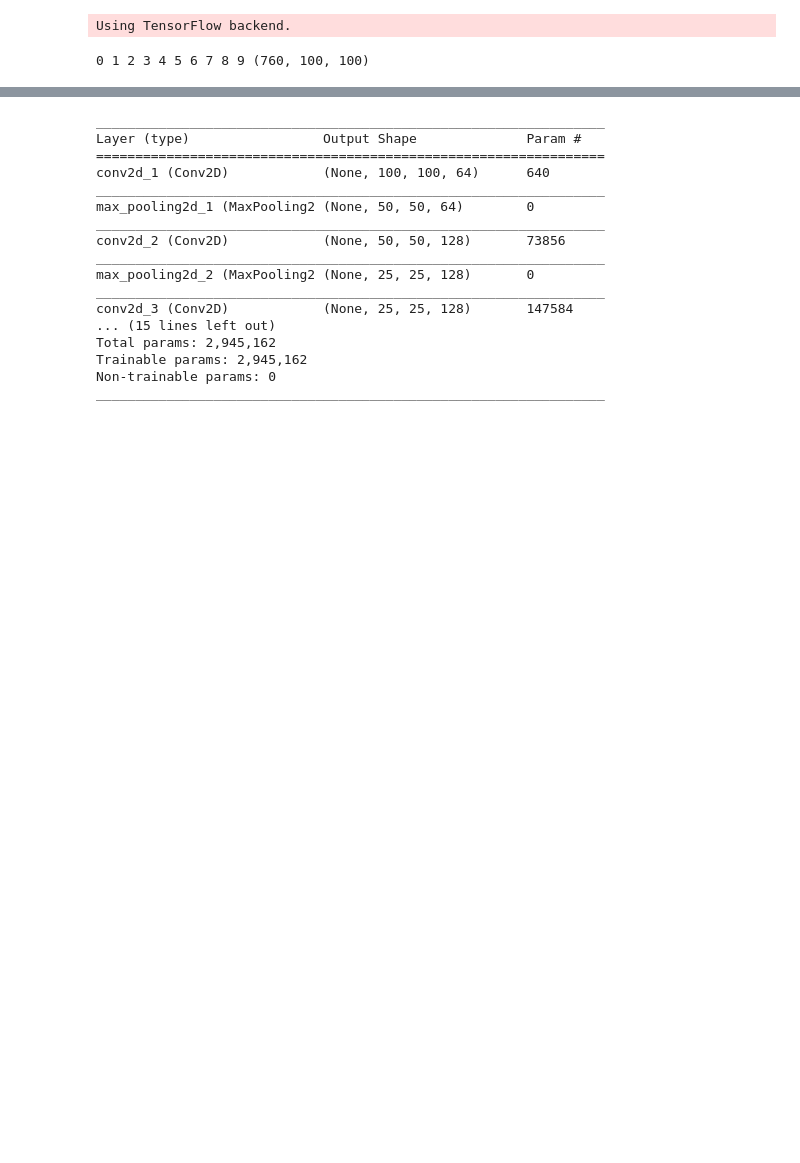
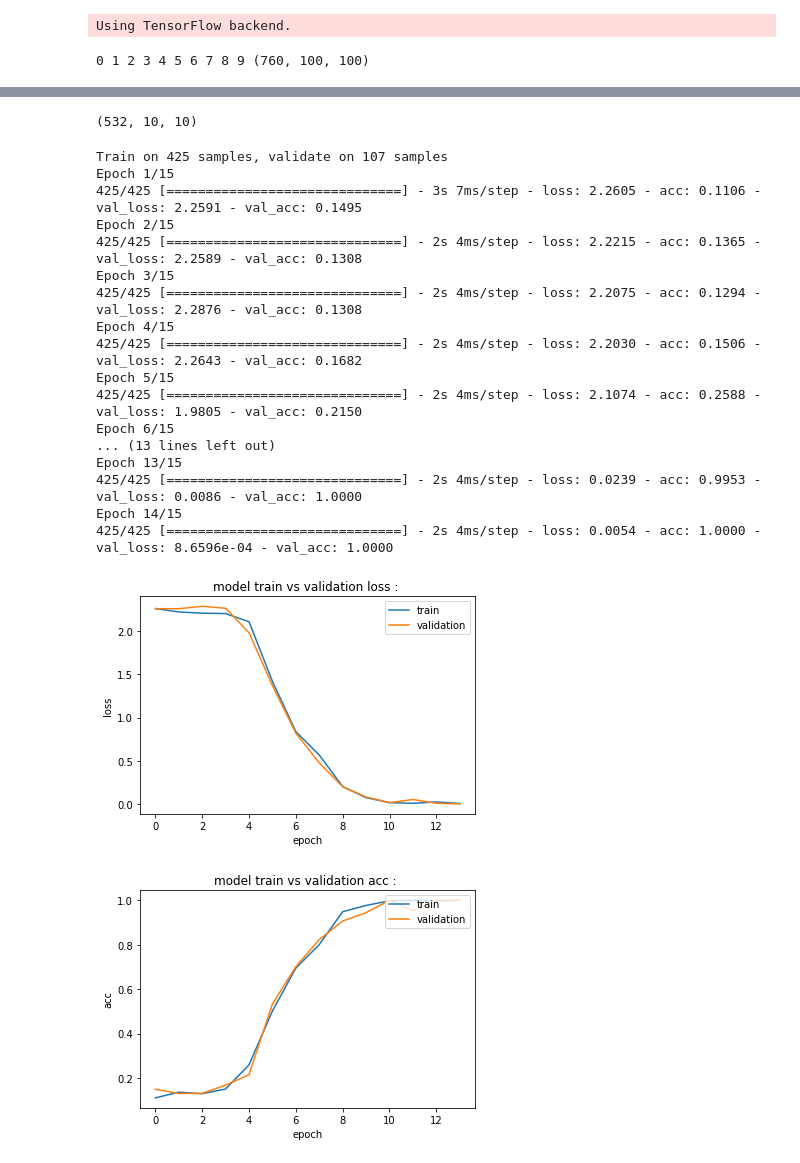
Before and after one commit to Bermewda/Sign-Language-recognition, a Jupyter notebook: new DL.ipynb, the cells around one changed output, grey strips where cells are left out. Saved outputs shown, nothing was run; the diff lists cells and outputs as text; code cells hidden in the pictures; blank space fills up the shorter version.

```diff
--- a/new DL.ipynb
+++ b/new DL.ipynb
@@ -117,25 +246,51 @@ model.add(Flatten())
 model.add(Dense(256, activation='relu'))
 model.add(Dense(256, activation='relu'))
 model.add(Dense(10, activation='softmax'))
-# %%
-model.summary()
-# %% [output]
-_________________________________________________________________
-Layer (type)                 Output Shape              Param #
-=================================================================
-conv2d_1 (Conv2D)            (None, 100, 100, 64)      640
-_________________________________________________________________
-max_pooling2d_1 (MaxPooling2 (None, 50, 50, 64)        0
-_________________________________________________________________
-conv2d_2 (Conv2D)            (None, 50, 50, 128)       73856
-_________________________________________________________________
-max_pooling2d_2 (MaxPooling2 (None, 25, 25, 128)       0
-_________________________________________________________________
-conv2d_3 (Conv2D)            (None, 25, 25, 128)       147584
-... (15 lines left out)
-Total params: 2,945,162
-Trainable params: 2,945,162
-Non-trainable params: 0
-_________________________________________________________________
+# %%
+y_train.shape
+# %% [output]
+(532, 10, 10)
 # %%
-model.compile(optimizer='sgd', loss='categorical_crossentropy', metrics=['accuracy'])
+model.compile(optimizer='adam', loss='categorical_crossentropy', metrics=['accuracy'])
+# %%
+es=keras.callbacks.EarlyStopping(monitor='acc',min_delta=0.1,patience=5,verbose=0,mode='auto')
+history=model.fit(x_train, y_train,
+          batch_size=20,
+          epochs=15,
+          callbacks=[es],
+          validation_split=0.2)
+plt.plot(history.history['loss'])
+plt.plot(history.history['val_loss'])
+plt.title("model train vs validation loss : ")
+plt.ylabel("loss")
+plt.xlabel("epoch")
+plt.legend(['train','validation'],loc='upper right')
+plt.show( )
+plt.plot(history.history['acc'])
+plt.plot(history.history['val_acc'])
+plt.title("model train vs validation acc : ")
+plt.ylabel("acc")
+plt.xlabel("epoch")
+plt.legend(['train','validation'],loc='upper right')
+plt.show( )
+model.evaluate(x_test,y_test)
+# %% [output]
+Train on 425 samples, validate on 107 samples
+Epoch 1/15
+425/425 [==============================] - 3s 7ms/step - loss: 2.2605 - acc: 0.1106 - val_loss: 2.2591 - val_acc: 0.1495
+Epoch 2/15
+425/425 [==============================] - 2s 4ms/step - loss: 2.2215 - acc: 0.1365 - val_loss: 2.2589 - val_acc: 0.1308
+Epoch 3/15
+425/425 [==============================] - 2s 4ms/step - loss: 2.2075 - acc: 0.1294 - val_loss: 2.2876 - val_acc: 0.1308
+Epoch 4/15
+425/425 [==============================] - 2s 4ms/step - loss: 2.2030 - acc: 0.1506 - val_loss: 2.2643 - val_acc: 0.1682
+Epoch 5/15
+425/425 [==============================] - 2s 4ms/step - loss: 2.1074 - acc: 0.2588 - val_loss: 1.9805 - val_acc: 0.2150
+Epoch 6/15
+... (13 lines left out)
+Epoch 13/15
+425/425 [==============================] - 2s 4ms/step - loss: 0.0239 - acc: 0.9953 - val_loss: 0.0086 - val_acc: 1.0000
+Epoch 14/15
+425/425 [==============================] - 2s 4ms/step - loss: 0.0054 - acc: 1.0000 - val_loss: 8.6596e-04 - val_acc: 1.0000
+[figure, added]
+[figure, added]
```
Also changed, not shown: parts of 12 cells of this notebook.
